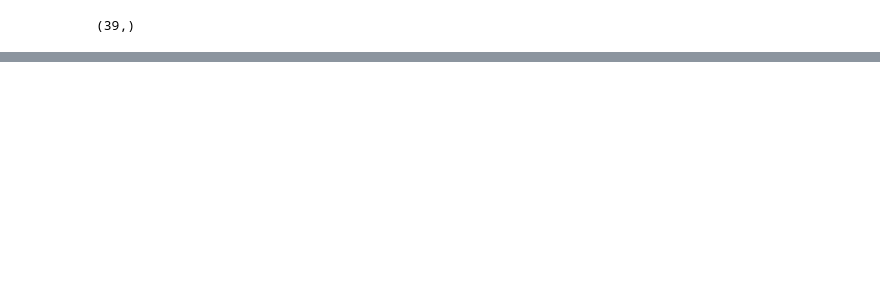
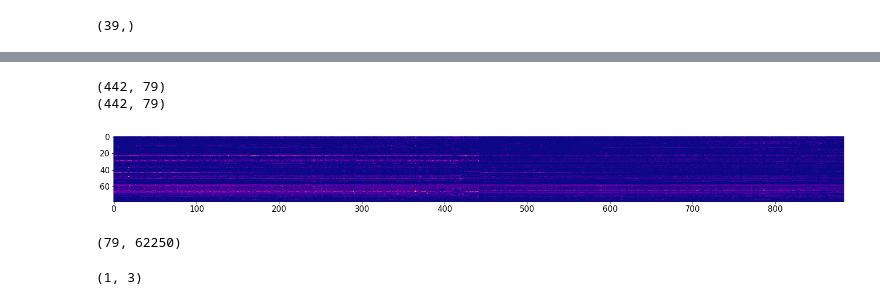
Before and after one commit to NMA2022Chaosfan/HMM_SteinmetzDataset, a Jupyter notebook: ula.ipynb, the cells around one changed output, grey strips where cells are left out. Drawn from its saved outputs; the diff is of its cells as text; code cells hidden in the pictures; blank space fills up the shorter version.

```diff
--- a/ula.ipynb
+++ b/ula.ipynb
@@ -302,0 +327,27 @@ print(zhat[16000:16250])
+# %%
+def get_firing_rates_for_state(neurons, states, state):
+  num_neur = neurons.shape[0]
+  idx = np.where(np.array(states) == state)[0][0]
+  frates = np.empty((0,neurons.shape[0]))
+  while idx < len(states):
+    frate = np.empty((0,neurons.shape[0]))
+    while idx < len(states) and states[idx] == state:
+
+      frate = np.append(frate, neurons[:,idx].reshape(1, num_neur), 0)
+      idx += 1
+    frates = np.append(frates, frate.mean(0).reshape(1, num_neur), 0)
+    while  idx < len(states) and states[idx] != state:
+      idx += 1
+  print(frates.shape)
+  return frates
+# %%
+frates = get_firing_rates_for_state(visam_neur, visam_states, 0)
+frates1 = get_firing_rates_for_state(visam_neur, visam_states, 1)
+frates_all = np.append(frates,frates1,0)
+#frates_all = np.append(frates_all,frates2)
+plt.imshow(frates_all.T, cmap='plasma')
+plt.show()
+# %% [output]
+(442, 79)
+(442, 79)
+[figure, added]
@@ -303,3 +358,13 @@ print(zhat[16000:16250])
+# %%
+visam_neur, neuron_number = reshape_for_hmm(dat['spks'][:,chosen_idx,:][barea==8])
+print(visam_neur.shape)
+# %% [output]
+(79, 62250)
+# %%
+tst = np.array([[1,1,1]])
+tst.shape
+# %% [output]
+(1, 3)
 # %%
   plt.tight_layout
   plt.hist(motor_states[movement>0])
```
Also changed, not shown: parts of 16 cells of this notebook.
